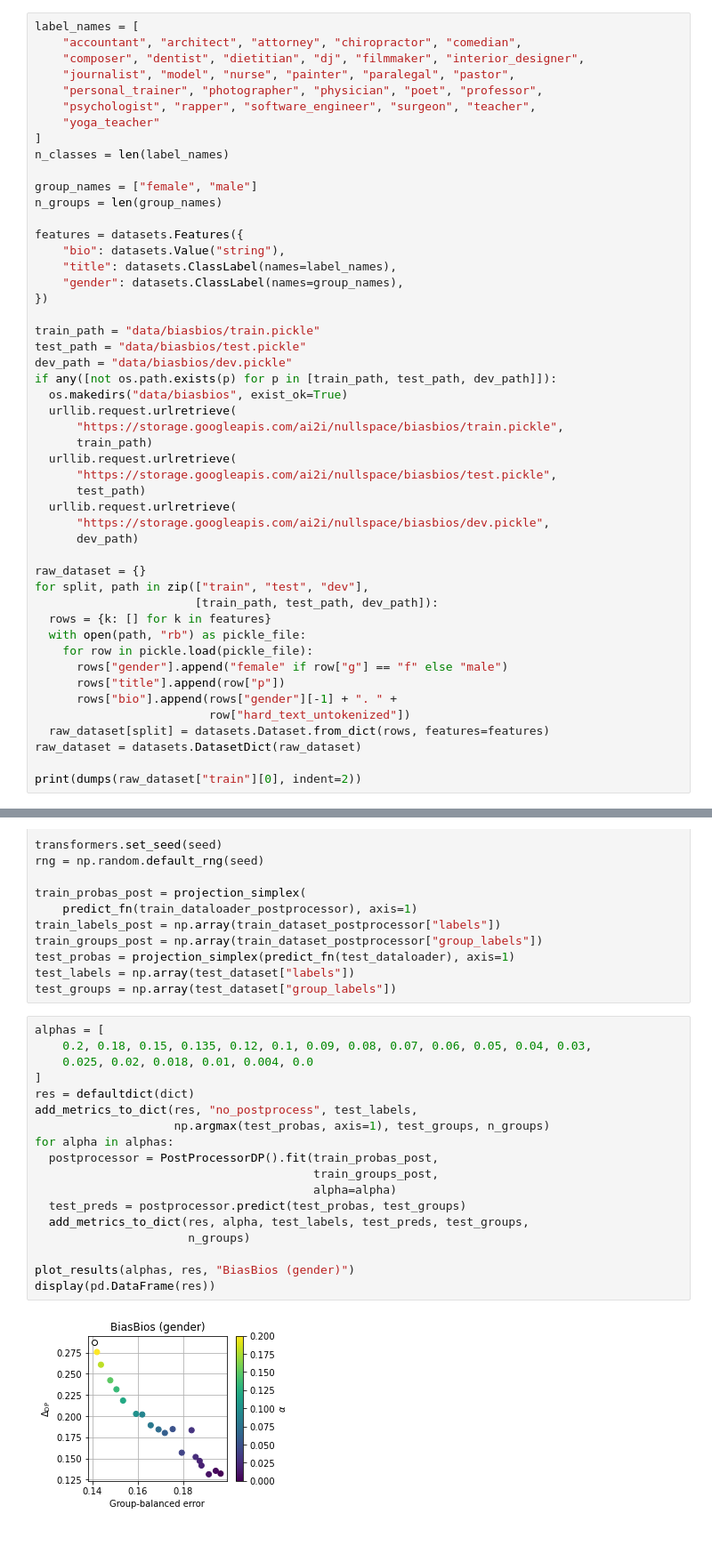
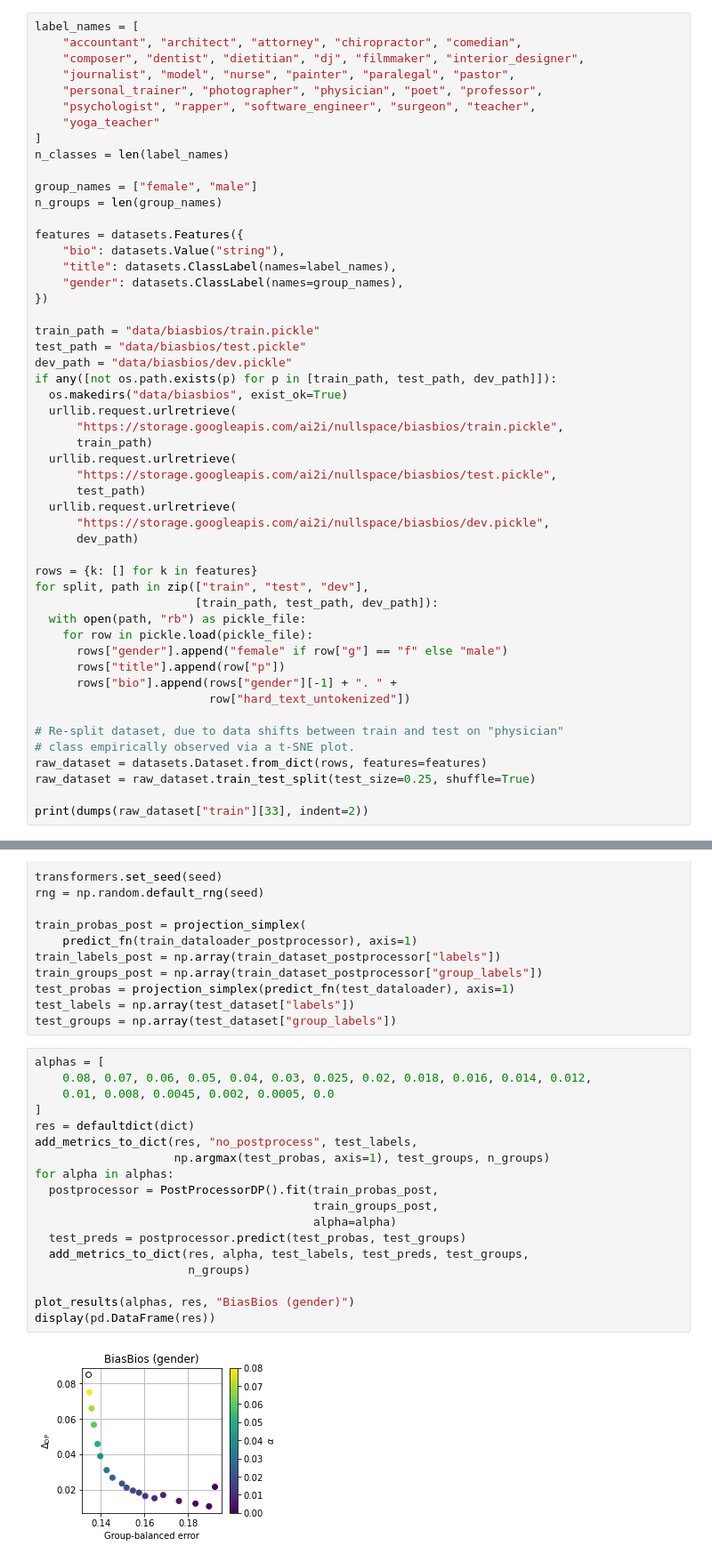
Before and after one commit to rxian/fair-classification, a Jupyter notebook: biasbios.ipynb, the cells around one changed output, grey strips where cells are left out. Shown at 89% size. Drawn from its saved outputs; the diff is of its cells as text.

```diff
--- a/biasbios.ipynb
+++ b/biasbios.ipynb
@@ -73,19 +73,21 @@ if any([not os.path.exists(p) for p in [train_path, test_path, dev_path]]):
       "https://storage.googleapis.com/ai2i/nullspace/biasbios/dev.pickle",
       dev_path)
 
-raw_dataset = {}
+rows = {k: [] for k in features}
 for split, path in zip(["train", "test", "dev"],
                        [train_path, test_path, dev_path]):
-  rows = {k: [] for k in features}
   with open(path, "rb") as pickle_file:
     for row in pickle.load(pickle_file):
       rows["gender"].append("female" if row["g"] == "f" else "male")
       rows["title"].append(row["p"])
       rows["bio"].append(rows["gender"][-1] + ". " +
                          row["hard_text_untokenized"])
-  raw_dataset[split] = datasets.Dataset.from_dict(rows, features=features)
-raw_dataset = datasets.DatasetDict(raw_dataset)
 
-print(dumps(raw_dataset["train"][0], indent=2))
+# Re-split dataset, due to data shifts between train and test on "physician"
+# class empirically observed via a t-SNE plot.
+raw_dataset = datasets.Dataset.from_dict(rows, features=features)
+raw_dataset = raw_dataset.train_test_split(test_size=0.25, shuffle=True)
+
+print(dumps(raw_dataset["train"][33], indent=2))
 # %% [output]
 {
@@ -356,22 +354,22 @@ test_labels = np.array(test_dataset["labels"])
 test_groups = np.array(test_dataset["group_labels"])
 # %%
 alphas = [
-    0.2, 0.18, 0.15, 0.135, 0.12, 0.1, 0.09, 0.08, 0.07, 0.06, 0.05, 0.04, 0.03,
-    0.025, 0.02, 0.018, 0.01, 0.004, 0.0
+    0.08, 0.07, 0.06, 0.05, 0.04, 0.03, 0.025, 0.02, 0.018, 0.016, 0.014, 0.012,
+    0.01, 0.008, 0.0045, 0.002, 0.0005, 0.0
 ]
 res = defaultdict(dict)
 add_metrics_to_dict(res, "no_postprocess", test_labels,
                     np.argmax(test_probas, axis=1), test_groups, n_groups)
 for alpha in alphas:
   postprocessor = PostProcessorDP().fit(train_probas_post,
                                         train_groups_post,
                                         alpha=alpha)
   test_preds = postprocessor.predict(test_probas, test_groups)
   add_metrics_to_dict(res, alpha, test_labels, test_preds, test_groups,
                       n_groups)
 
 plot_results(alphas, res, "BiasBios (gender)")
 display(pd.DataFrame(res))
 # %% [output]
-[figure, old version]
+[figure, new version]
 |  | group_balanced_err | dp_gap |
```
Also changed, not shown: parts of 7 cells of this notebook, 4 other files.
